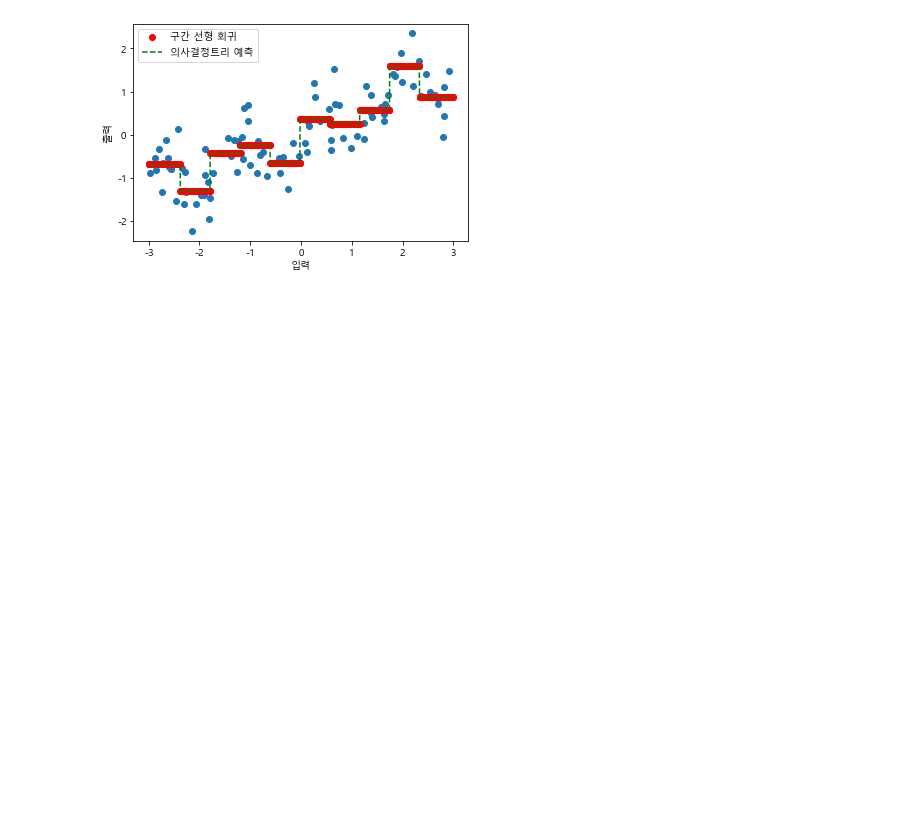
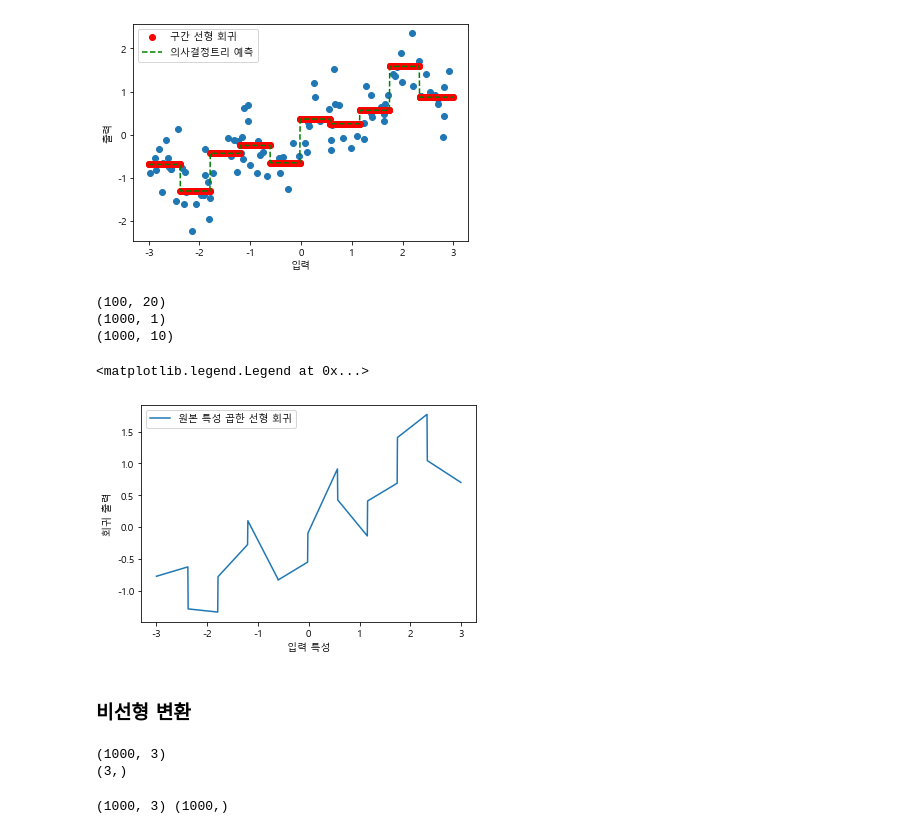
Before and after one commit to CPFrog/AI_innovation_Lecture, a Jupyter notebook: Day 29_201104/01_Regressions.ipynb, the cells around one changed output. Saved outputs shown, nothing was run; the diff lists cells and outputs as text; code cells hidden in the pictures; blank space fills up the shorter version.

Commit message:
201104_01_Regressions

```diff
--- a/Day 29_201104/01_Regressions.ipynb
+++ b/Day 29_201104/01_Regressions.ipynb
@@ -150,3 +147,49 @@ plt.legend(loc='best') # 레이블 달기
 # %% [output]
 <matplotlib.legend.Legend at 0x...>
 [figure]
+# %%
+X_product = np.hstack([X_binned, X * X_binned])
+print(X_product.shape)
+
+# 회귀 모델
+reg = LinearRegression().fit(X_product, y)
+
+# line_binned = kb.transform(line)
+line_product = np.hstack([line_binned, line * line_binned])
+
+print(line.shape)
+print(line_binned.shape)
+# %% [output]
+(100, 20)
+(1000, 1)
+(1000, 10)
+# %%
+plt.plot(line, reg.predict(line_product), label="원본 특성 곱한 선형 회귀")
+plt.ylabel("회귀 출력")
+plt.xlabel("입력 특성")
+plt.legend(loc="best")
+# %% [output]
+<matplotlib.legend.Legend at 0x...>
+[figure, added]
+# %% [markdown]
+### 비선형 변환
+# %%
+import numpy as np
+import matplotlib.pyplot as plt
+
+rnd = np.random.RandomState(0)
+X_org = rnd.normal( size=(1000, 3) )
+print(X_org.shape)
+
+w = rnd.normal(size=3)
+print(w.shape)
+# %% [output]
+(1000, 3)
+(3,)
+# %%
+X = rnd.poisson( 10 * np.exp(X_org) )
+y = np.dot( X_org, w )
+
+print(X.shape, y.shape)
+# %% [output]
+(1000, 3) (1000,)
```
Also changed, not shown: parts of 9 cells of this notebook, 1 other file.
